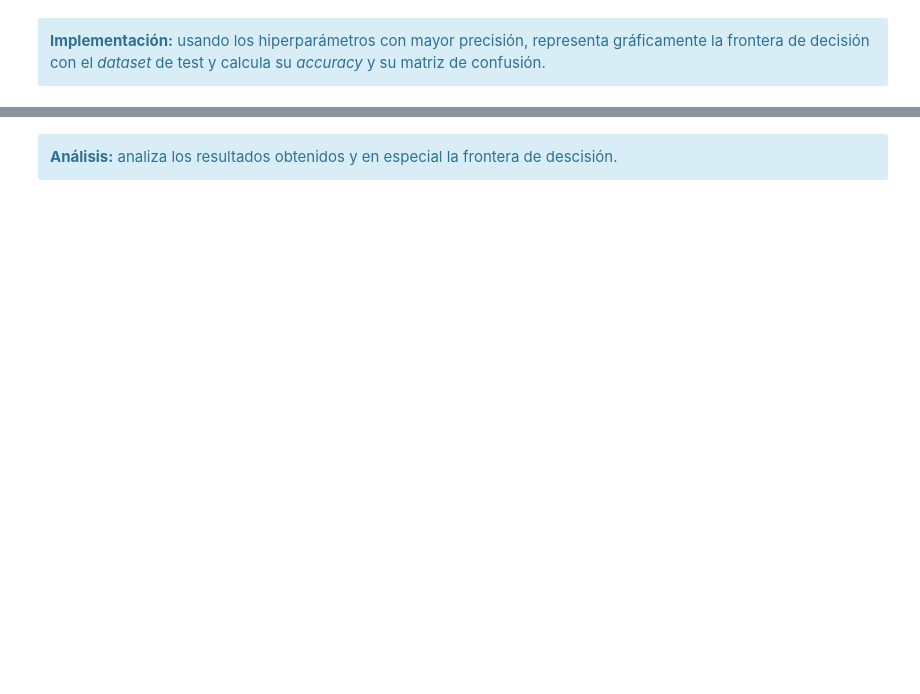
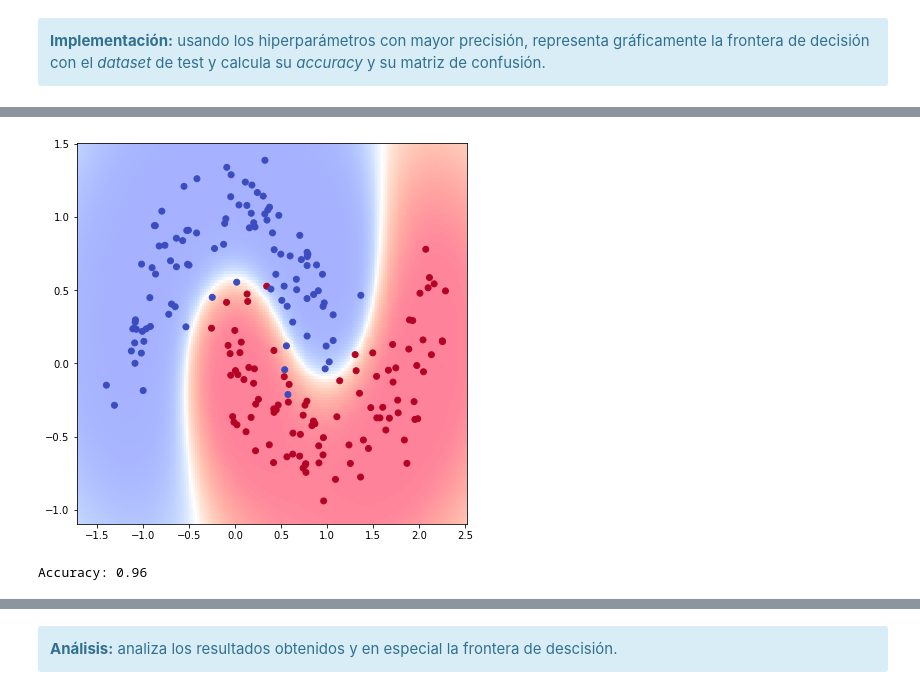
Before and after one commit to fmorales93/PEC3, a Jupyter notebook: 20211_M2.855_PEC3_Enunciado.ipynb, the cells around one changed output, grey strips where cells are left out. Saved outputs shown, nothing was run; the diff lists cells and outputs as text; code cells hidden in the pictures; blank space fills up the shorter version.

```diff
--- a/20211_M2.855_PEC3_Enunciado.ipynb
+++ b/20211_M2.855_PEC3_Enunciado.ipynb
@@ -210,0 +245,10 @@ Igual que en el caso anterior, para validar el rendimiento del algoritmo con cad
+# %%
+plot_decision_boundaries(X_test[:,0],X_test[:,1],y_test,svn_model)
+# %% [output]
+[figure, added]
+# %%
+y_pred = svn_model.predict(X_test)
+acc = accuracy_score(y_test, y_pred)
+print("Accuracy: {:.2f}".format(acc))
+# %% [output]
+Accuracy: 0.96
```
Also changed, not shown: parts of 29 cells of this notebook, 2 other files.
